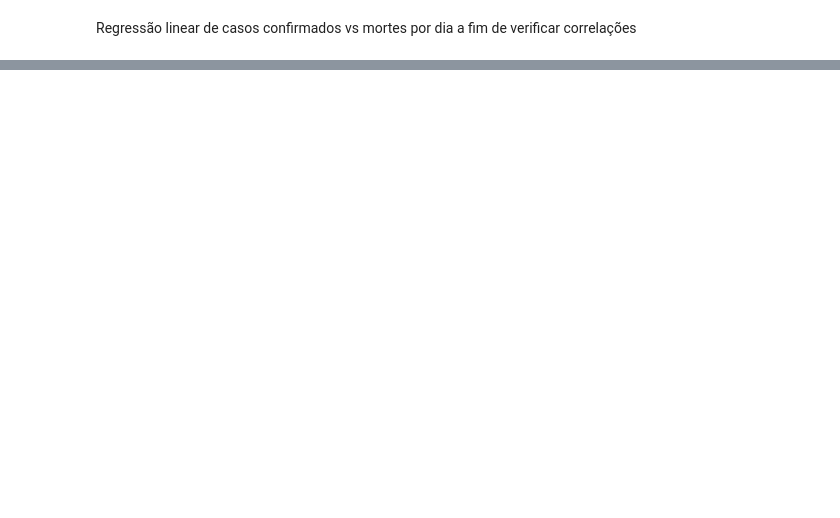
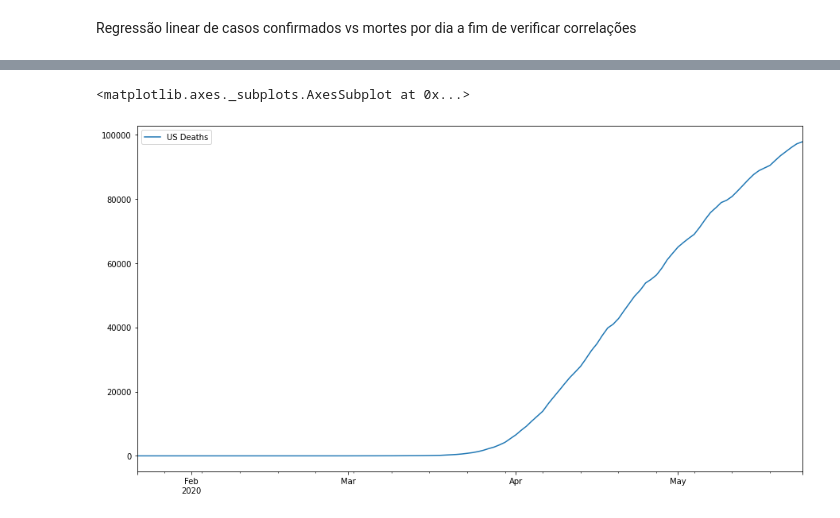
Before and after one commit to gagarcia/COVID-19, a Jupyter notebook: death_index.ipynb, the cells around one changed output, grey strips where cells are left out. Drawn from its saved outputs; the diff is of its cells as text; code cells hidden in the pictures; blank space fills up the shorter version.

```diff
--- a/death_index.ipynb
+++ b/death_index.ipynb
@@ -212,0 +229,5 @@ plt.legend()
+# %%
+US[['US Deaths']].plot(figsize = (15,8))
+# %% [output]
+<matplotlib.axes._subplots.AxesSubplot at 0x...>
+[figure, added]
```
Also changed, not shown: parts of 19 cells of this notebook.
